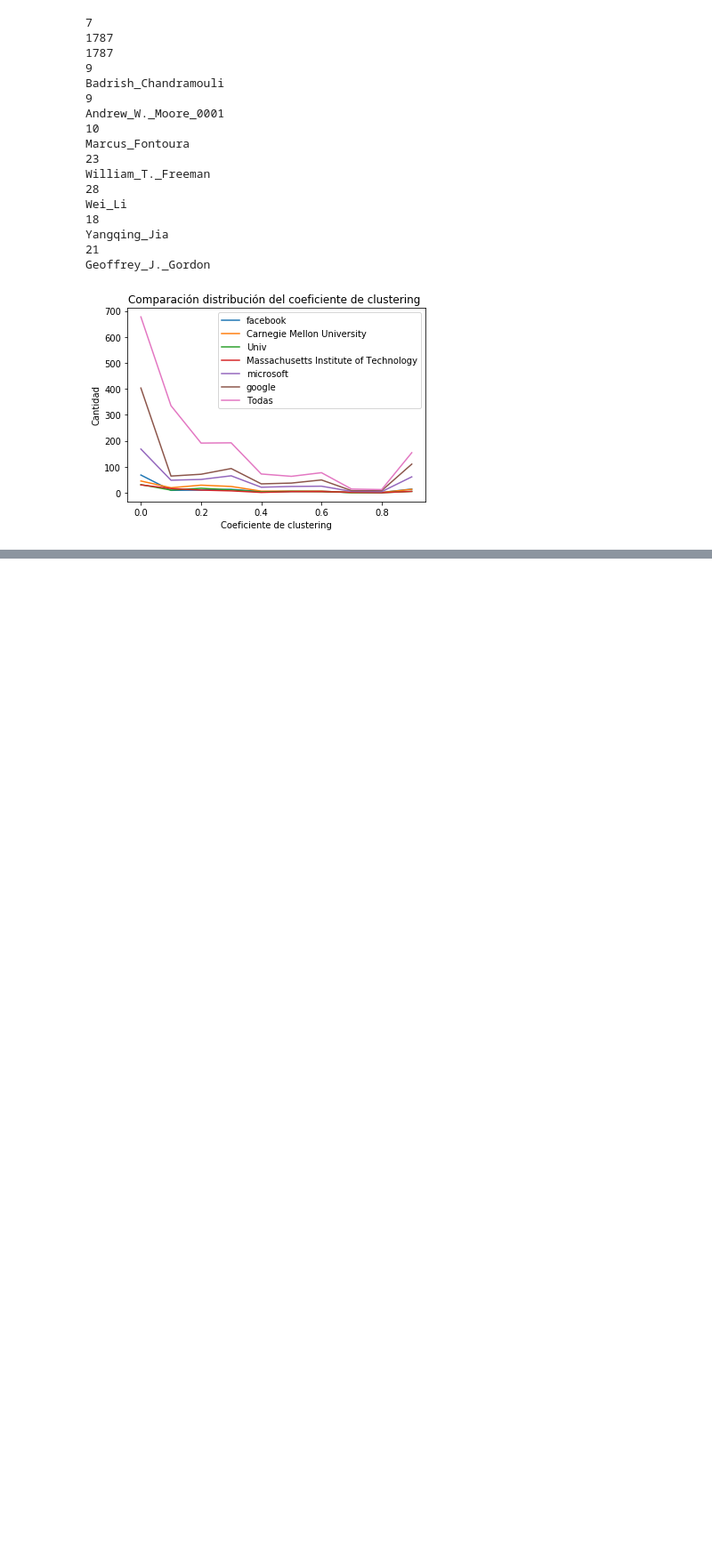
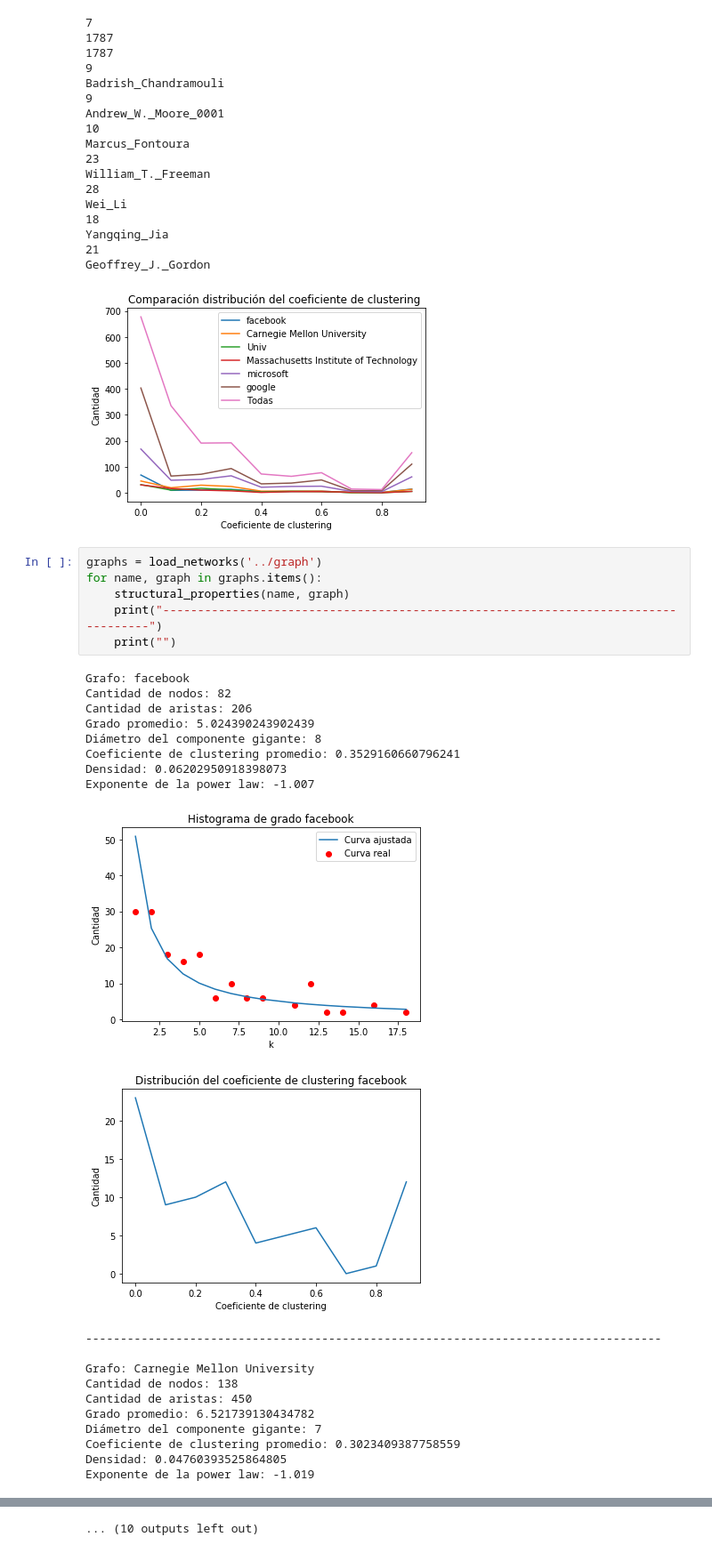
Before and after one commit to MarioQuiroga/dblp-co-authorship-network-analysis, a Jupyter notebook: analyzers/structural_properties.ipynb, the cells around one changed output, grey strips where cells are left out. Shown at 89% size. Drawn from its saved outputs; the diff is of its cells as text; blank space fills up the shorter version.

Commit message:
append new plots

```diff
--- a/analyzers/structural_properties.ipynb
+++ b/analyzers/structural_properties.ipynb
@@ -105,3 +105,30 @@ Yangqing_Jia
 21
 Geoffrey_J._Gordon
 [figure]
+# %%
+graphs = load_networks('../graph')
+for name, graph in graphs.items():
+    structural_properties(name, graph)
+    print("-----------------------------------------------------------------------------------")
+    print("")
+# %% [output]
+Grafo: facebook
+Cantidad de nodos: 82
+Cantidad de aristas: 206
+Grado promedio: 5.024390243902439
+Diámetro del componente gigante: 8
+Coeficiente de clustering promedio: 0.3529160660796241
+Densidad: 0.06202950918398073
+Exponente de la power law: -1.007
+[figure, added]
+[figure, added]
+-----------------------------------------------------------------------------------
+
+Grafo: Carnegie Mellon University
+Cantidad de nodos: 138
+Cantidad de aristas: 450
+Grado promedio: 6.521739130434782
+Diámetro del componente gigante: 7
+Coeficiente de clustering promedio: 0.3023409387758559
+Densidad: 0.04760393525864805
+Exponente de la power law: -1.019
@@ -107,0 +161 @@ Geoffrey_J._Gordon
+... (10 outputs left out)
```
Also changed, not shown: parts of 2 cells of this notebook, 5 other files.
